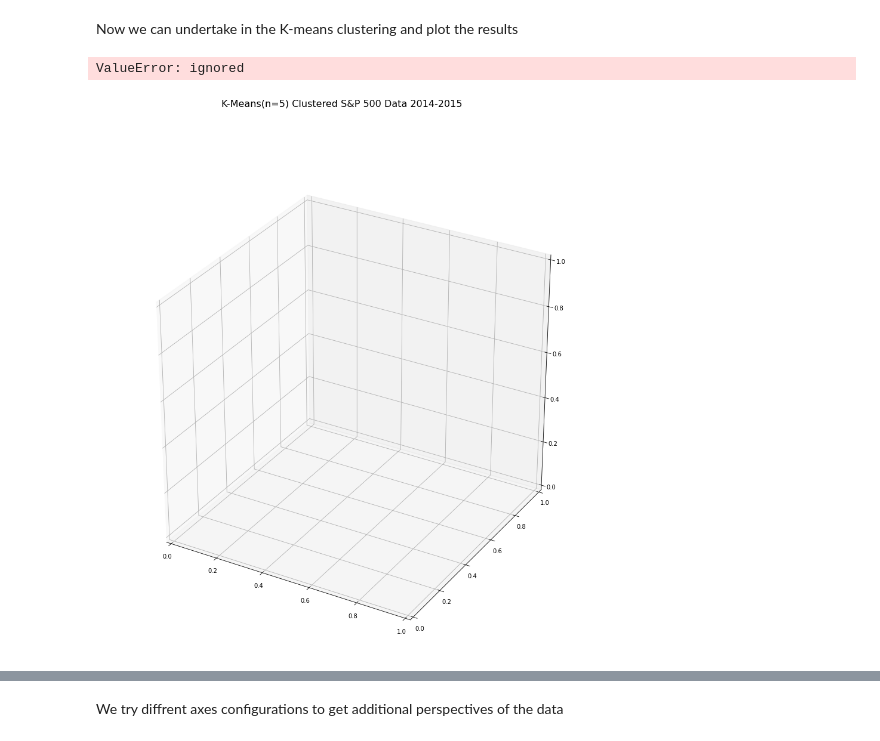
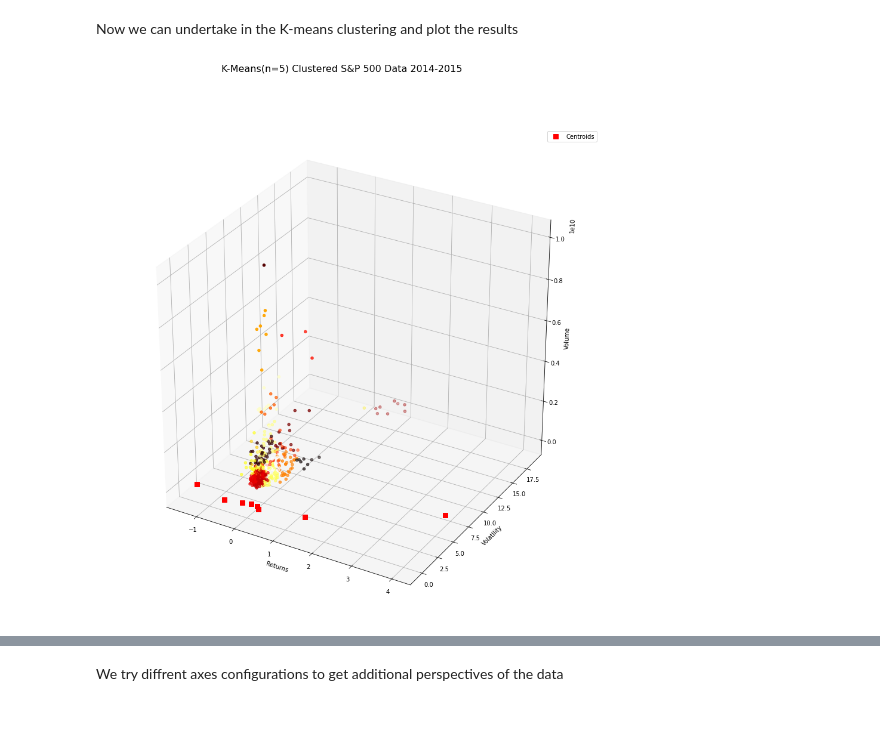
Before and after one commit to CAP4770-group9-project/final-project, a Jupyter notebook: k-means-clustering.ipynb, the cells around one changed output, grey strips where cells are left out. Drawn from its saved outputs; the diff is of its cells as text; code cells hidden in the pictures.

```diff
--- a/k-means-clustering.ipynb
+++ b/k-means-clustering.ipynb
@@ -566,0 +581,12 @@ Now that the data has been converted from a 5d to a 3d space, we can perform the
+# %%
+#generate elbow curve
+distorsions = []
+for k in range(2, 20):
+    k_means = KMeans(n_clusters=k)
+    k_means.fit(X)
+    distorsions.append(k_means.inertia_)
+
+fig = plt.figure(figsize=(15, 5))
+plt.plot(range(2, 20), distorsions)
+plt.grid(True)
+plt.title('Elbow curve')
@@ -631,36 +711,35 @@ Now we can undertake in the K-means clustering and plot the results
 # %%
 import  pylab as pl
 
 #compute K means with n = 8 and get centroids
 kmeans = KMeans(n_clusters = 8)
 kmeans.fit(X)
 centroids = kmeans.cluster_centers_
 #print(centroids)
 #print(kmeans.labels_)
 
 fig = plt.figure(figsize=(15,15))
 ax = fig.add_subplot(111, projection='3d')
 fig.suptitle('K-Means(n=5) Clustered S&P 500 Data 2014-2015', fontsize=16)
 
 """
 Need to replace below data with scaled data
 
 """
-x = list(ret_var_vol['Returns'].dropna().values)
-y = list(ret_var_vol['Volatility'].dropna().values)
-z = list(ret_var_vol['Volume'].dropna().values)
+x = list(ret_var_vol['Returns'].values)
+y = list(ret_var_vol['Volatility'].values)
+z = list(ret_var_vol['Volume'].values)
 
 ax.scatter(x, y, z, c=k_means.labels_, marker='o')
 plot(centroids[:,0],centroids[:,1],centroids[:,2],'sr',markersize=8)
 ax.legend(['Centroids'])
 ax.set_xlabel('Returns')
 ax.set_ylabel('Volatility')
 ax.set_zlabel('Volume')
 
 plt.show()
 # %% [output]
-ValueError: ignored
-[figure, old version]
+[figure, new version]
 # %%
 fig = plt.figure(figsize=(15,15))
 fig.suptitle('K-Means(n=5) Clustered S&P 500 Data 2014-2015, Volatility vs. Returns', fontsize=16)
```
Also changed, not shown: parts of 16 cells of this notebook.
